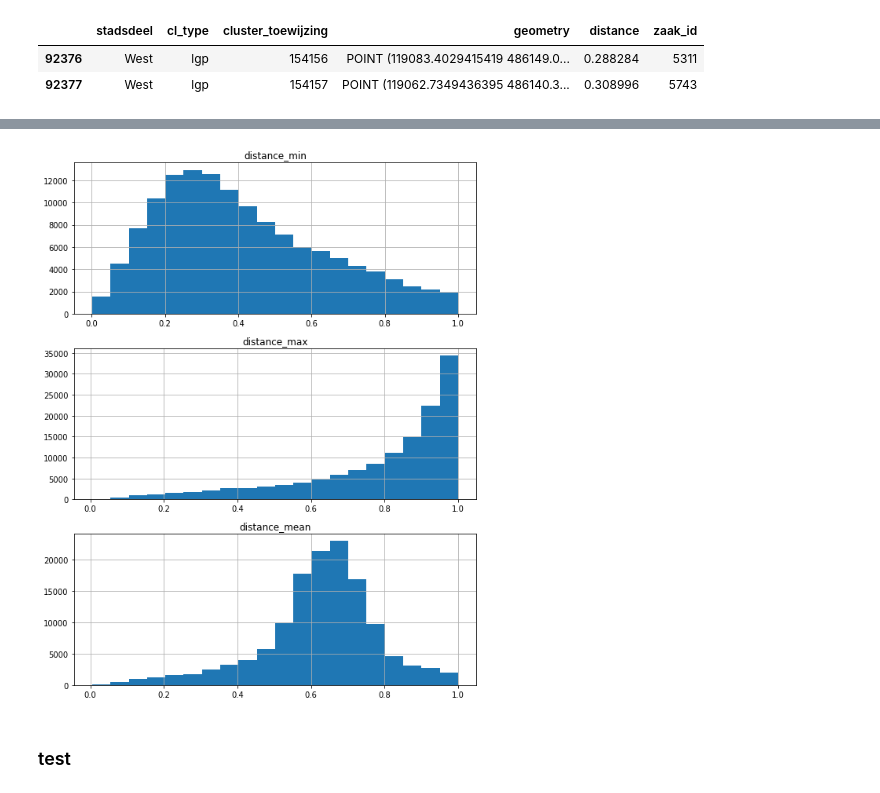
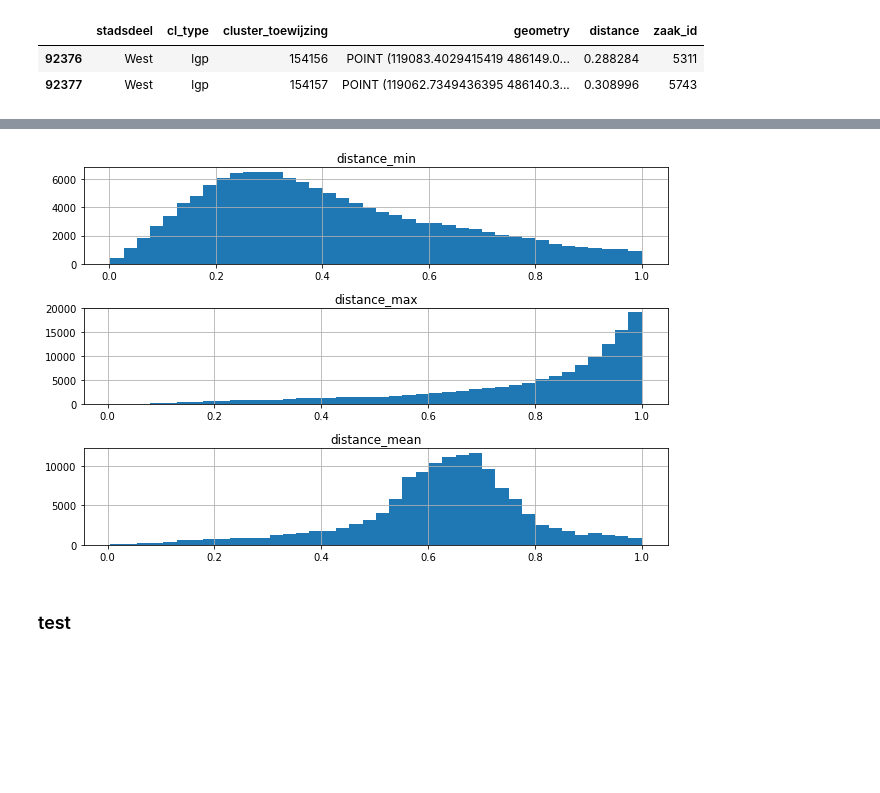
Before and after one commit to rmania/distance_matrix_datapipeline, a Jupyter notebook: munge/distance_test.ipynb, the cells around one changed output, grey strips where cells are left out. Saved outputs shown, nothing was run; the diff lists cells and outputs as text; code cells hidden in the pictures; blank space fills up the shorter version.

```diff
--- a/munge/distance_test.ipynb
+++ b/munge/distance_test.ipynb
@@ -173,4 +173,10 @@ import numpy as np
 f = {'distance':['min', 'max', 'mean']}
 dist = t.groupby(['cluster_toewijzing', 'zaak_id']).agg(f).reset_index()
 dist.columns = [f'{i}_{j}' if j != '' else f'{i}' for i,j in dist.columns]
+# %%
+keep_cols = ['stadsdeel','cl_type','cluster_toewijzing', 'geometry']
+dist = pd.merge(df[keep_cols], dist, on = ['cluster_toewijzing'], how='left', indicator=True)
+# %%
+for col in ['distance_min', 'distance_max', 'distance_mean']:
+    dist[col] = dist[col].fillna(2)
 # %%
@@ -212,16 +203,13 @@ test2[test2._merge == 'left_only']
-# %%
-for col in ['distance_min', 'distance_max', 'distance_mean']:
-    test2[col] = test2[col].fillna(2)
 # %%
 num_cols = ['distance_min', 'distance_max', 'distance_mean']
-fig, ax = plt.subplots(len(num_cols), 1, figsize= [8,10])
+fig, ax = plt.subplots(len(num_cols), 1, figsize= [9,6])
 
-for i, col in enumerate(test2[num_cols].columns):
-    test2.query("distance_min != 2")[col].dropna().hist(bins=20, ax=ax[i])
+for i, col in enumerate(dist[num_cols].columns):
+    dist.query("distance_min != 2")[col].dropna().hist(bins=40, ax=ax[i])
     ax[i].set_title(col)
 plt.tight_layout()
 # %% [output]
-[figure, old version]
+[figure, new version]
 # %% [markdown]
 ### test
 # %%
```
Also changed, not shown: parts of 14 cells of this notebook.
